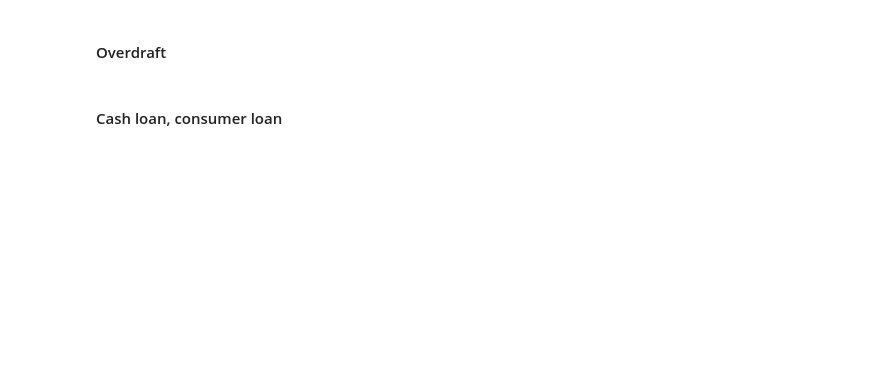
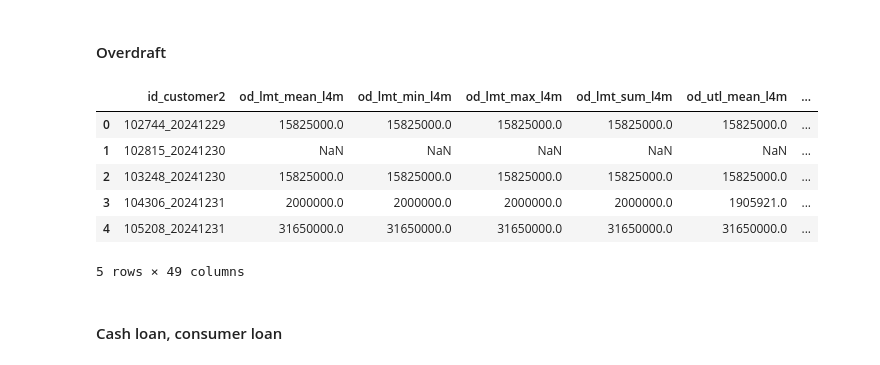
Before and after one commit to Nampq281/ds_template, a Jupyter notebook: Feature_engineer.ipynb, the cells around one changed output. Drawn from its saved outputs; the diff is of its cells as text; code cells hidden in the pictures; blank space fills up the shorter version.

```diff
--- a/Feature_engineer.ipynb
+++ b/Feature_engineer.ipynb
@@ -682,7 +673,7 @@ filter_con = ~contract_level_noninstall['loan_code_lv2'].isna()
 # %%
 # Get overdraft only
 ts_noninstall2 = pd.merge(ts_noninstall[filter_ts],
-                          contract_level_noninstall[filter_con][['loan_code_lv2','CommonData.TypeOfFinancing']],
+                          contract_noninstall[filter_con][['loan_code_lv2','CommonData.TypeOfFinancing']],
                           on=['loan_code_lv2'], how='left')
 ts_noninstall2 = ts_noninstall2[ts_noninstall2['CommonData.TypeOfFinancing']=='41']
 # %%
@@ -692,16 +683,15 @@ ts_noninstall2['Utilization'] = ts_noninstall2['Utilization'].replace('', np.nan
 ts_noninstall2['Utilization'] = ts_noninstall2['Utilization'].astype(float)
 # %%
 nonInst_lmt = agg_cal(ts_noninstall2,
-                       group_col=['id_customer2','ReferenceYear', 'ReferenceMonth'],
-                       val='Granted',
-                       agg_fn=['sum'],
-                       sub_fn=[]).reset_index()
+                       groupby=['id_customer2','ReferenceYear', 'ReferenceMonth'],
+                       aggfunc={'Granted':['sum']}
+                     )
 
 nonInst_utl = agg_cal(ts_noninstall2,
-                       group_col=['id_customer2','ReferenceYear', 'ReferenceMonth'],
-                       val='Utilization',
-                       agg_fn=['sum'],
-                       sub_fn=[]).reset_index()
+                       groupby=['id_customer2','ReferenceYear', 'ReferenceMonth'],
+                      aggfunc={'Utilization':['sum']}
+                     )
+
 nonInstInfo = pd.merge(nonInst_lmt, nonInst_utl, on=['id_customer2','ReferenceYear', 'ReferenceMonth'], how='outer').reset_index()
 
 
@@ -710,17 +700,28 @@ nonInstInfo['ts_ym_fmt'] = create_ym_format(nonInstInfo, 'ts_ym', fmt='%Y%m')
 # %%
 # Create last X months
 # Create input for feature calculation
-df_nonIns = pd.merge(dev_df, nonInstInfo, how="left", on=['id_customer2'])
+df_nonIns = pd.merge(cus_level, nonInstInfo, how="left", on=['id_customer2'])
 df_nonIns['last_x_months'] = df_nonIns.apply(lambda row: month_diff(row['ts_ym_fmt'], row['created_time']), axis=1)
 df_nonIns.rename(columns={'Granted_sum':'od_lmt'}, inplace=True)
 df_nonIns.rename(columns={'Utilization_sum':'od_utl'}, inplace=True)
 df_nonIns['od_utl_rate'] = df_nonIns['od_utl']/df_nonIns['od_lmt']
 # %%
 # Generate feature
-df_nonIns_final = generate_feature_lxm(df_nonIns,
-                            group_col=['id_customer2'],
-                            val_col=['od_lmt', 'od_utl', 'od_utl_rate'],
-                            agg_fn=['mean','min','max','sum'],
-                            LxM=[3,6,12,24]).reset_index()
+df12 = generate_feature_lxm(df_nonIns,
+                            groupby=['id_customer2'],
+                            aggfunc={
+                                'od_lmt':['mean','min','max','sum'],
+                                'od_utl':['mean','min','max','sum'],
+                                'od_utl_rate':['mean','min','max','sum']
+                            },
+                            LxM=[3,6,12,24])
 # %%
-df_nonIns_final.head()
+df12.head()
+# %% [output]
+|  | id_customer2 | od_lmt_mean_l4m | od_lmt_min_l4m | od_lmt_max_l4m | od_lmt_sum_l4m | od_utl_mean_l4m | ... |
+| 0 | 102744_20241229 | 15825000.0 | 15825000.0 | 15825000.0 | 15825000.0 | 15825000.0 | ... |
+| 1 | 102815_20241230 | NaN | NaN | NaN | NaN | NaN | ... |
+| 2 | 103248_20241230 | 15825000.0 | 15825000.0 | 15825000.0 | 15825000.0 | 15825000.0 | ... |
+| 3 | 104306_20241231 | 2000000.0 | 2000000.0 | 2000000.0 | 2000000.0 | 1905921.0 | ... |
+| 4 | 105208_20241231 | 31650000.0 | 31650000.0 | 31650000.0 | 31650000.0 | 31650000.0 | ... |
+5 rows × 49 columns
```
Also changed, not shown: parts of 82 cells of this notebook, 1 other file.
